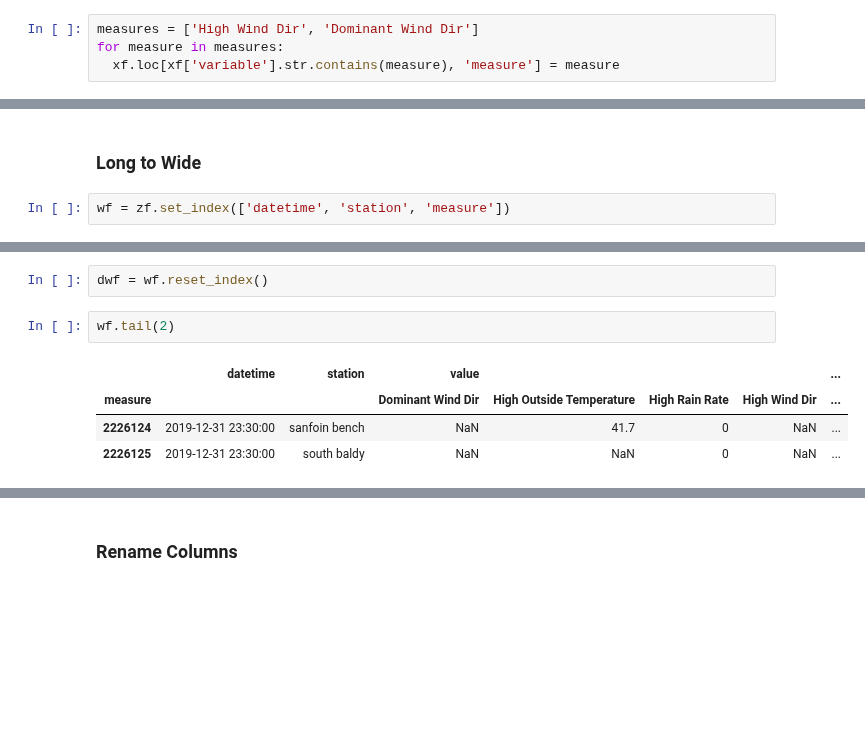
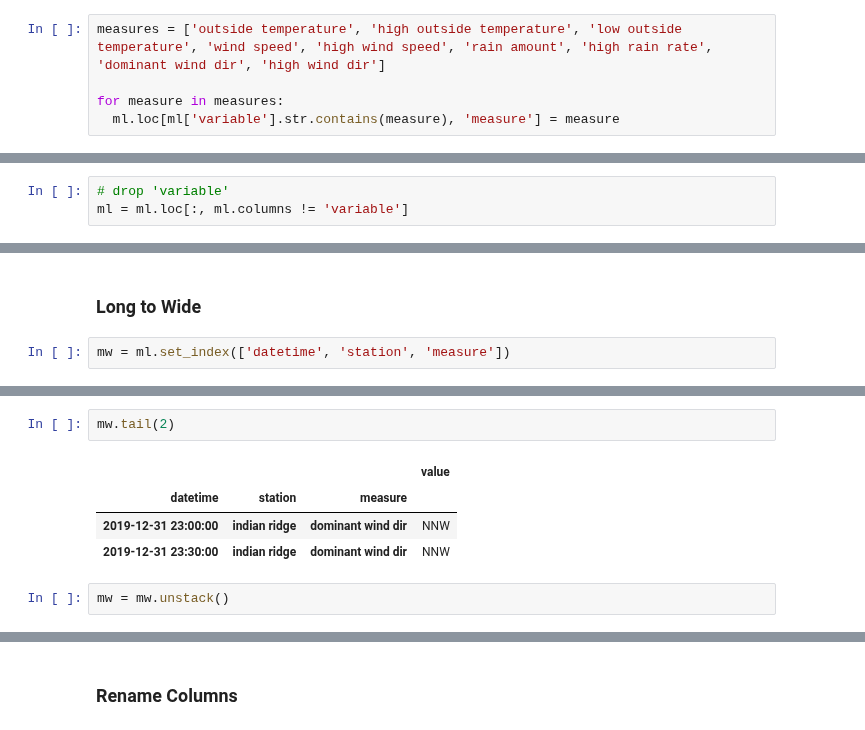
Before and after one commit to samsoe/mpg_notebooks, a Jupyter notebook: mpg_weather_wrangle.ipynb, the cells around one changed output, grey strips where cells are left out. Drawn from its saved outputs; the diff is of its cells as text; blank space fills up the shorter version.

Commit message:
Added wind further up in notebook, updated output file

```diff
--- a/mpg_weather_wrangle.ipynb
+++ b/mpg_weather_wrangle.ipynb
@@ -265,5 +248,6 @@ array(['High Wind Dir baldy summit', 'Dominant Wind Dir baldy summit',
-# %%
-measures = ['High Wind Dir', 'Dominant Wind Dir']
-for measure in measures:
-  xf.loc[xf['variable'].str.contains(measure), 'measure'] = measure
+# %%
+measures = ['outside temperature', 'high outside temperature', 'low outside temperature', 'wind speed', 'high wind speed', 'rain amount', 'high rain rate', 'dominant wind dir', 'high wind dir']
+
+for measure in measures:
+  ml.loc[ml['variable'].str.contains(measure), 'measure'] = measure
 # %%
@@ -305,0 +262,3 @@ xf.tail(2)
+# %%
+# drop 'variable'
+ml = ml.loc[:, ml.columns != 'variable']
@@ -364,4 +285,4 @@ array(['Outside Temperature', 'High Outside Temperature',
 # %% [markdown]
 ### Long to Wide
 # %%
-wf = zf.set_index(['datetime', 'station', 'measure'])
+mw = ml.set_index(['datetime', 'station', 'measure'])
@@ -397,9 +289,9 @@ wf.head(10)
-# %%
-dwf = wf.reset_index()
 # %%
-wf.tail(2)
+mw.tail(2)
 # %% [output]
-|  | datetime | station | value |  |  |  | ... |
-| measure |  |  | Dominant Wind Dir | High Outside Temperature | High Rain Rate | High Wind Dir | ... |
-| 2226124 | 2019-12-31 23:30:00 | sanfoin bench | NaN | 41.7 | 0 | NaN | ... |
-| 2226125 | 2019-12-31 23:30:00 | south baldy | NaN | NaN | 0 | NaN | ... |
+|  |  |  | value |
+| datetime | station | measure |  |
+| 2019-12-31 23:00:00 | indian ridge | dominant wind dir | NNW |
+| 2019-12-31 23:30:00 | indian ridge | dominant wind dir | NNW |
+# %%
+mw = mw.unstack()
```
Also changed, not shown: parts of 92 cells of this notebook.
